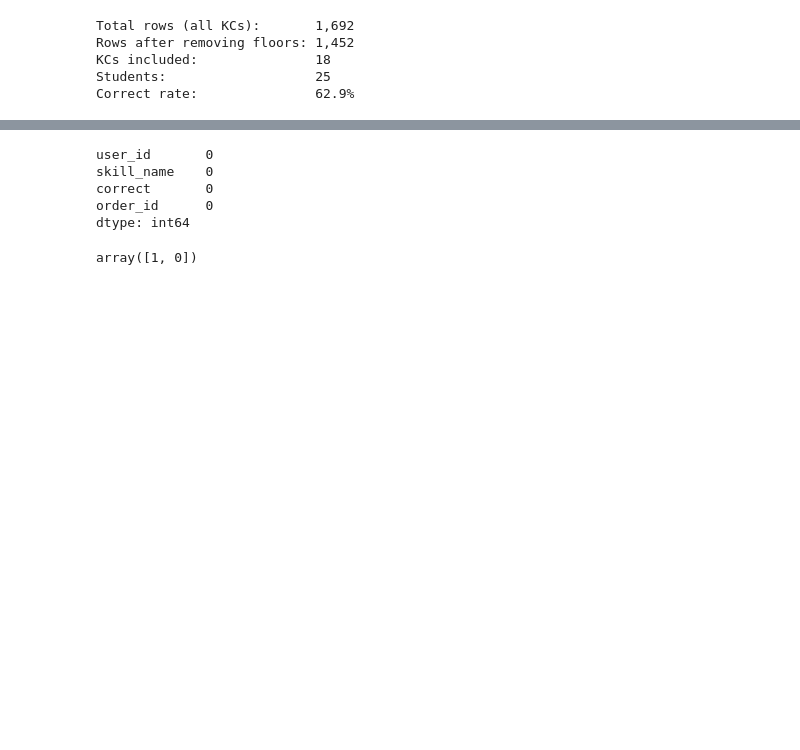
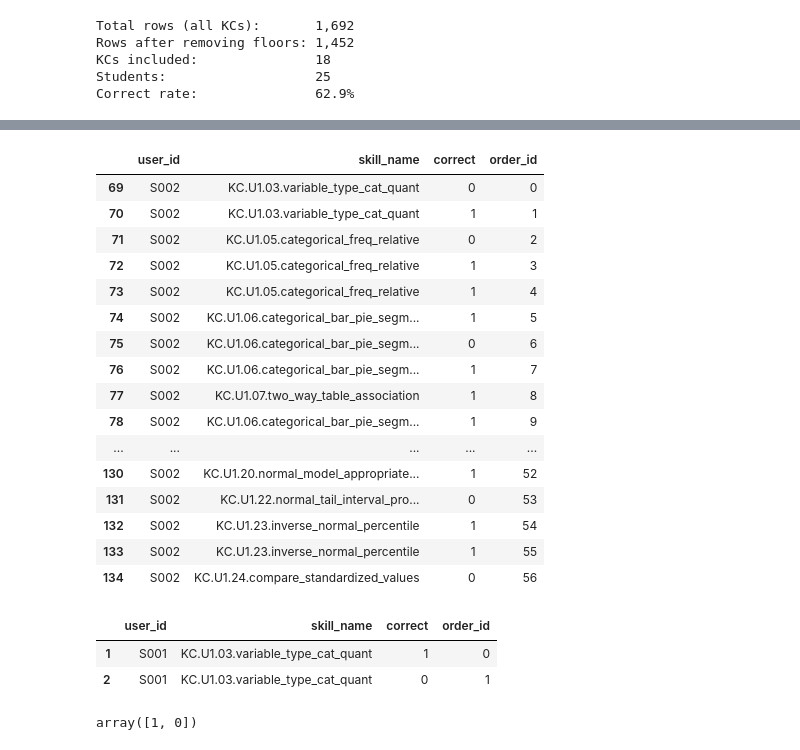
Before and after one commit to mailysg8/ai-student-progress-tracker, a Jupyter notebook: notebooks/bkt_baseline_model.ipynb, the cells around one changed output, grey strips where cells are left out. Saved outputs shown, nothing was run; the diff lists cells and outputs as text; code cells hidden in the pictures; blank space fills up the shorter version.

```diff
--- a/notebooks/bkt_baseline_model.ipynb
+++ b/notebooks/bkt_baseline_model.ipynb
@@ -407,11 +274,29 @@ Correct rate:               62.9%
 # %%
-bkt_data.isnull().sum()
+bkt_data.loc[bkt_data['user_id'] == 'S002']
 # %% [output]
-user_id       0
-skill_name    0
-correct       0
-order_id      0
-dtype: int64
+|  | user_id | skill_name | correct | order_id |
+| 69 | S002 | KC.U1.03.variable_type_cat_quant | 0 | 0 |
+| 70 | S002 | KC.U1.03.variable_type_cat_quant | 1 | 1 |
+| 71 | S002 | KC.U1.05.categorical_freq_relative | 0 | 2 |
+| 72 | S002 | KC.U1.05.categorical_freq_relative | 1 | 3 |
+| 73 | S002 | KC.U1.05.categorical_freq_relative | 1 | 4 |
+| 74 | S002 | KC.U1.06.categorical_bar_pie_segm... | 1 | 5 |
+| 75 | S002 | KC.U1.06.categorical_bar_pie_segm... | 0 | 6 |
+| 76 | S002 | KC.U1.06.categorical_bar_pie_segm... | 1 | 7 |
+| 77 | S002 | KC.U1.07.two_way_table_association | 1 | 8 |
+| 78 | S002 | KC.U1.06.categorical_bar_pie_segm... | 1 | 9 |
+| ... | ... | ... | ... | ... |
+| 130 | S002 | KC.U1.20.normal_model_appropriate... | 1 | 52 |
+| 131 | S002 | KC.U1.22.normal_tail_interval_pro... | 0 | 53 |
+| 132 | S002 | KC.U1.23.inverse_normal_percentile | 1 | 54 |
+| 133 | S002 | KC.U1.23.inverse_normal_percentile | 1 | 55 |
+| 134 | S002 | KC.U1.24.compare_standardized_values | 0 | 56 |
+# %%
+bkt_data.head(2)
+# %% [output]
+|  | user_id | skill_name | correct | order_id |
+| 1 | S001 | KC.U1.03.variable_type_cat_quant | 1 | 0 |
+| 2 | S001 | KC.U1.03.variable_type_cat_quant | 0 | 1 |
 # %%
 bkt_data['correct'].unique()
 # %% [output]
```
Also changed, not shown: parts of 17 cells of this notebook.
